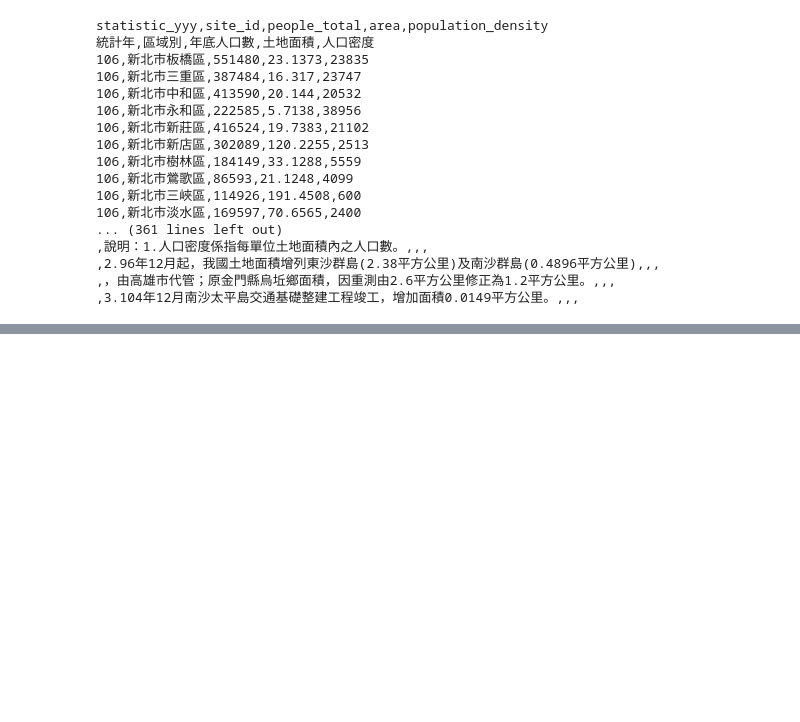
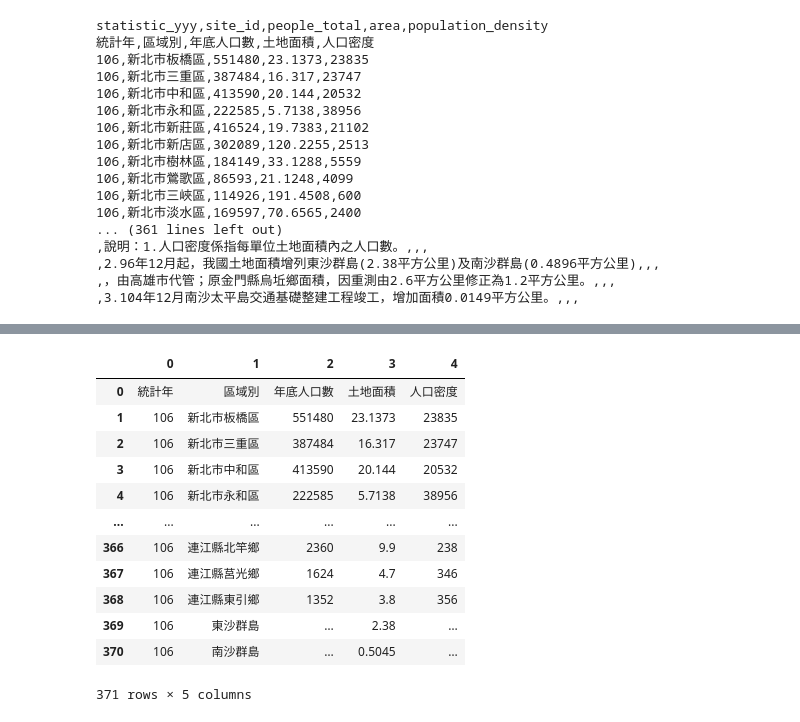
Before and after one commit to andytsai6g/python_11210, a Jupyter notebook: lesson11_1.ipynb, the cells around one changed output, grey strips where cells are left out. Saved outputs shown, nothing was run; the diff lists cells and outputs as text; code cells hidden in the pictures; blank space fills up the shorter version.

```diff
--- a/lesson11_1.ipynb
+++ b/lesson11_1.ipynb
@@ -23,3 +23,12 @@ statistic_yyy,site_id,people_total,area,population_density
 ,2.96年12月起，我國土地面積增列東沙群島(2.38平方公里)及南沙群島(0.4896平方公里),,,
 ,，由高雄市代管；原金門縣烏坵鄉面積，因重測由2.6平方公里修正為1.2平方公里。,,,
 ,3.104年12月南沙太平島交通基礎整建工程竣工，增加面積0.0149平方公里。,,,
+# %%
+from io import StringIO
+import csv
+
+file = StringIO(response.text)
+csv_reader = csv.reader(file)
+source_data = list(csv_reader)
+for item in source_data:
+    print(item)
@@ -25,0 +53,13 @@ statistic_yyy,site_id,people_total,area,population_density
+# %%
+from io import StringIO
+import csv
+
+file = StringIO(response.text)
+csv_reader = csv.reader(file)
+source_data = list(csv_reader)
+filter_data = [] #過濾完的資料
+for item in source_data:
+    if item[0] == "統計年" or item[0] == '106': #所需要的列
+        filter_data.append(item)
+
+filter_data
@@ -25,0 +84,19 @@ statistic_yyy,site_id,people_total,area,population_density
+# %%
+import pandas as pd
+dataFrame = pd.DataFrame(filter_data)
+#dataFrame = pd.DataFrame(filter_data[1:],columns=filter_data[0])
+dataFrame
+# %% [output]
+|  | 0 | 1 | 2 | 3 | 4 |
+| 0 | 統計年 | 區域別 | 年底人口數 | 土地面積 | 人口密度 |
+| 1 | 106 | 新北市板橋區 | 551480 | 23.1373 | 23835 |
+| 2 | 106 | 新北市三重區 | 387484 | 16.317 | 23747 |
+| 3 | 106 | 新北市中和區 | 413590 | 20.144 | 20532 |
+| 4 | 106 | 新北市永和區 | 222585 | 5.7138 | 38956 |
+| ... | ... | ... | ... | ... | ... |
+| 366 | 106 | 連江縣北竿鄉 | 2360 | 9.9 | 238 |
+| 367 | 106 | 連江縣莒光鄉 | 1624 | 4.7 | 346 |
+| 368 | 106 | 連江縣東引鄉 | 1352 | 3.8 | 356 |
+| 369 | 106 | 東沙群島 | … | 2.38 | … |
+| 370 | 106 | 南沙群島 | … | 0.5045 | … |
+371 rows × 5 columns
```
Also changed, not shown: parts of 6 cells of this notebook, 3 other files.
